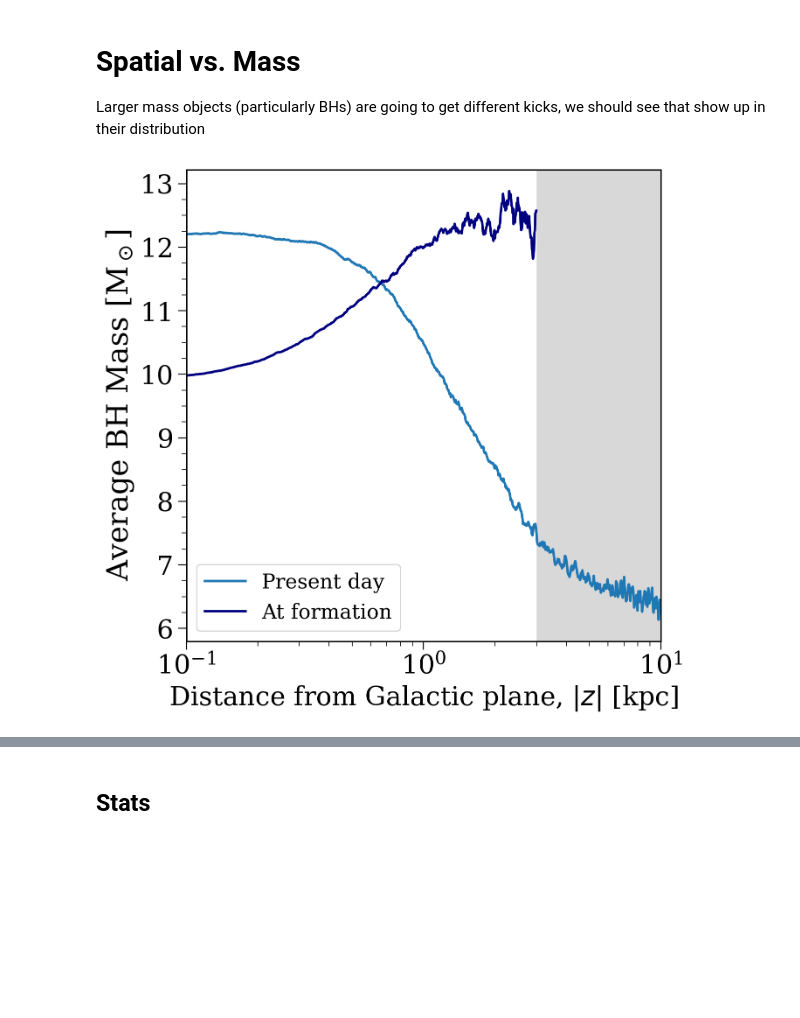
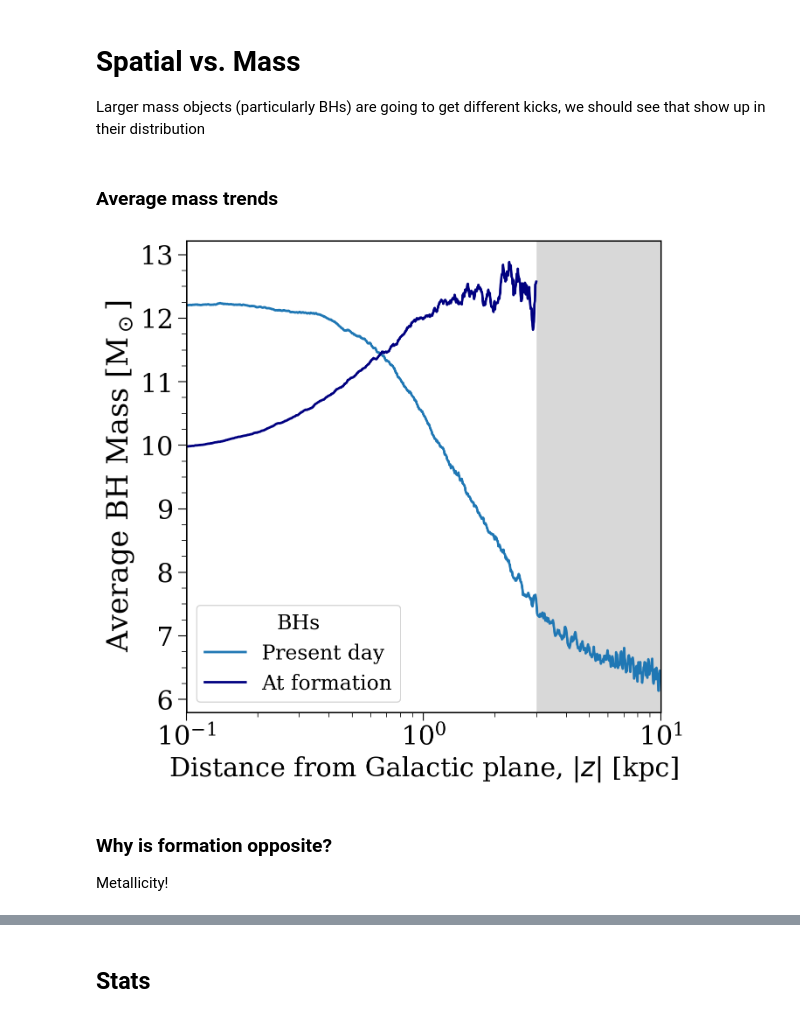
Before and after one commit to TomWagg/underworld, a Jupyter notebook: analysis/mega.ipynb, the cells around one changed output, grey strips where cells are left out. Saved outputs shown, nothing was run; the diff lists cells and outputs as text; code cells hidden in the pictures; blank space fills up the shorter version.

```diff
--- a/analysis/mega.ipynb
+++ b/analysis/mega.ipynb
@@ -80,3 +44,7 @@ pop.label = "Fiducial"
+# %%
+reload(helpers)
+n_parts = 34
+pop = helpers.load_distributed_pop("/mnt/ceph/users/twagg/underworld/qcflag-5", 34, label="Fiducial", colour="tab:blue")
 # %% [markdown]
 # Rates
 # %%
@@ -295,45 +335,53 @@ masses = {
     )),
 }
 masses["CO"] = np.concatenate((masses["NS"], masses["BH"]))
-# %%
-z_range = np.geomspace(0.1, 10, 1000)
-window_width = .1
-
-init_bh_z = np.concatenate((pop.initial_galaxy.z[pop.final_bpp["kstar_1"] == 14],
-                            pop.initial_galaxy.z[pop.final_bpp["kstar_2"] == 14]))
-init_abs_z = np.abs(init_bh_z.to(u.kpc).value)
-init_mean_bh = np.zeros(len(z_range))
-abs_z = np.abs(kinematics[pop.label]["pos"]["BH"][:, 2]).to(u.kpc).value
-mean_bh = np.zeros(len(z_range))
-for i, z in enumerate(z_range):
-    in_window = (abs_z >= z - window_width / 2) & (abs_z < z + window_width / 2)
-    mean_bh[i] = np.mean(masses["BH"][in_window])
-
-    in_window_init = (init_abs_z >= z - window_width / 2) & (init_abs_z < z + window_width / 2)
-    init_mean_bh[i] = np.mean(masses["BH"][in_window_init])
+# %% [markdown]
+### Average mass trends
+# %%
+init_bh_z = np.concatenate((pop.initial_galaxy.z[pop.final_bpp["kstar_1"] == 14],
+                            pop.initial_galaxy.z[pop.final_bpp["kstar_2"] == 14]))
+init_abs_z = np.abs(init_bh_z.to(u.kpc).value)
+z_range = np.geomspace(0.1, 10, 1000)
+
+mean_masses = helpers.get_average_mass_at_z(
+    abs_zs=[np.abs(kinematics["Fiducial"]["pos"]["BH"][:, 2].to(u.kpc).value),
+            np.abs(init_bh_z.to(u.kpc).value)],
+    bh_masses=[masses["BH"], masses["BH"]],
+    z_range=z_range,
+    window_width=0.1
+)
 # %%
 # plot the average mass as a function of |z|
 fig, ax = plt.subplots(figsize=(7, 7))
 
-ax.plot(z_range,mean_bh, lw=2, label="Present day")
-ax.plot(z_range[z_range < 3],init_mean_bh[z_range < 3], lw=2, label="At formation", color="navy")
+for mean_bh, label, c, z_max in zip(
+    mean_masses,
+    ["Present day", "At formation"],
+    ["tab:blue", "navy"],
+    [10, 3]
+):
+    mask = z_range < z_max
+    ax.plot(z_range[mask], mean_bh[mask], lw=2, label=label, color=c)
 
 ax.axvspan(3, 10, color='gray', alpha=0.3, lw=0)
 
 ax.set(
     xscale="log",
     xlabel=r'Distance from Galactic plane, $|z|$ [kpc]',
     ylabel='Average BH Mass [M$_\odot$]',
     xlim=(z_range.min(), z_range.max())
 )
 
 ax.set_xlabel(ax.get_xlabel(), fontsize=0.9*fs)
 
-ax.legend()
+ax.legend(title="BHs", fontsize=0.7*fs, title_fontsize=0.7*fs)
 
 ax.yaxis.set_minor_locator(mpl.ticker.MultipleLocator(0.25))
 
 plt.savefig("../plots/average_bh_mass_vs_z.pdf", format="pdf", bbox_inches='tight')
 plt.show()
 # %% [output]
-[figure, old version]
+[figure, new version]
+# %% [markdown]
+### Why is formation opposite?
+Metallicity!
```
Also changed, not shown: parts of 16 cells of this notebook, 10 other files.
